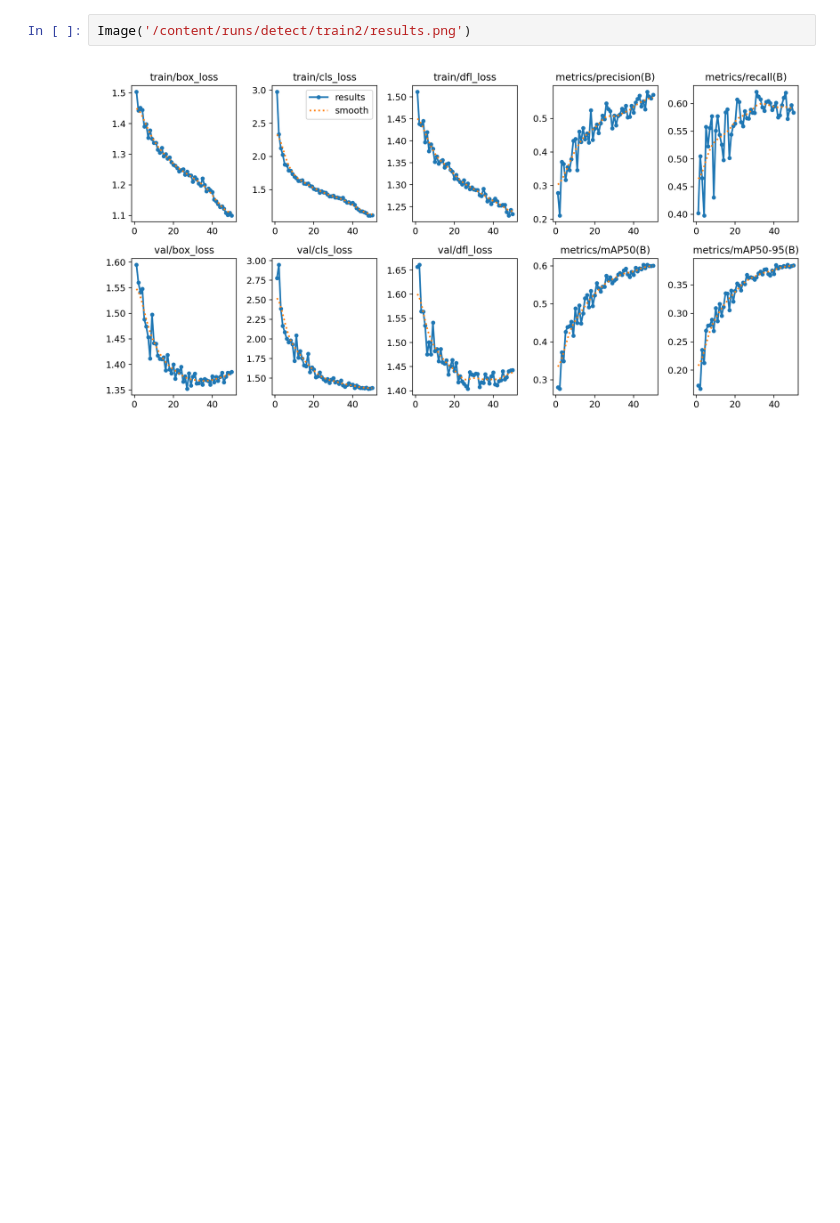
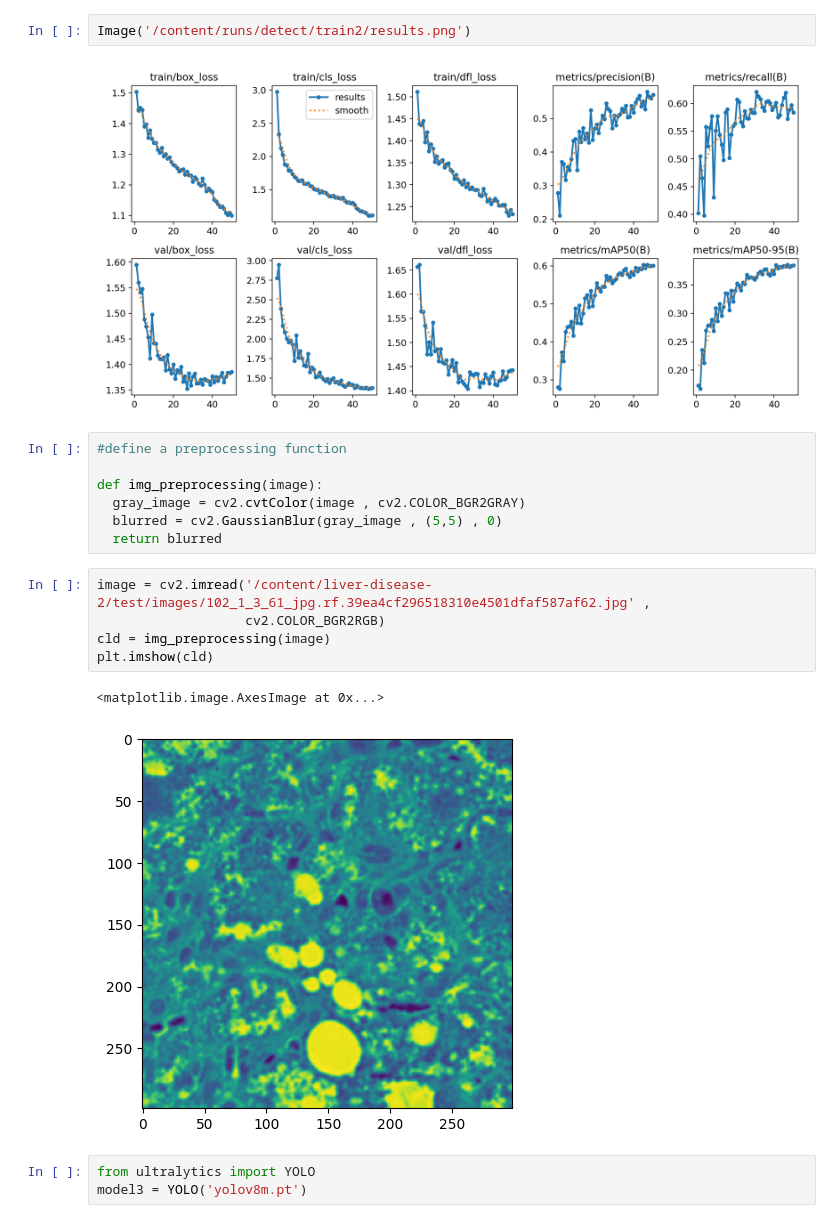
Before and after one commit to Alisoltan82/LiverDisease_Detection_YOLOv8, a Jupyter notebook: liverdisease.ipynb, the cells around one changed output. Drawn from its saved outputs; the diff is of its cells as text; blank space fills up the shorter version.

```diff
--- a/liverdisease.ipynb
+++ b/liverdisease.ipynb
@@ -165,4 +279,22 @@ optimizer: AdamW(lr=0.00125, momentum=0.9) with parameter groups 57 weight(decay
 Image('/content/runs/detect/train2/results.png')
 # %% [output]
 [figure]
+# %%
+#define a preprocessing function
+
+def img_preprocessing(image):
+  gray_image = cv2.cvtColor(image , cv2.COLOR_BGR2GRAY)
+  blurred = cv2.GaussianBlur(gray_image , (5,5) , 0)
+  return blurred
+# %%
+image = cv2.imread('/content/liver-disease-2/test/images/102_1_3_61_jpg.rf.39ea4cf296518310e4501dfaf587af62.jpg' ,
+                   cv2.COLOR_BGR2RGB)
+cld = img_preprocessing(image)
+plt.imshow(cld)
+# %% [output]
+<matplotlib.image.AxesImage at 0x...>
+[figure, added]
+# %%
+from ultralytics import YOLO
+model3 = YOLO('yolov8m.pt')
 # %%
```
Also changed, not shown: parts of 12 cells of this notebook.
